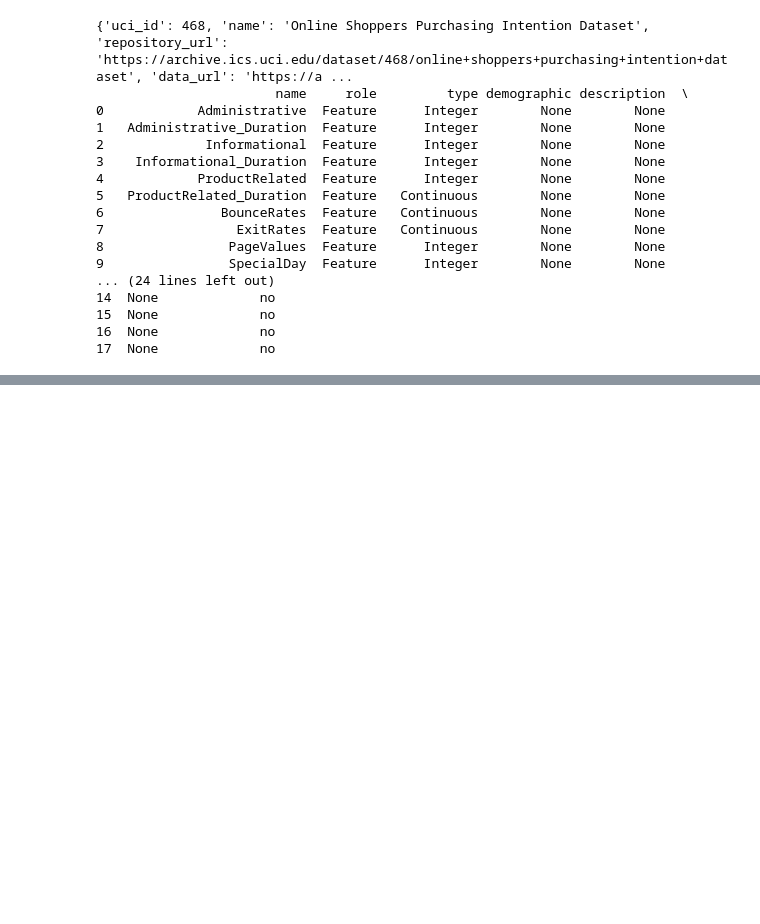
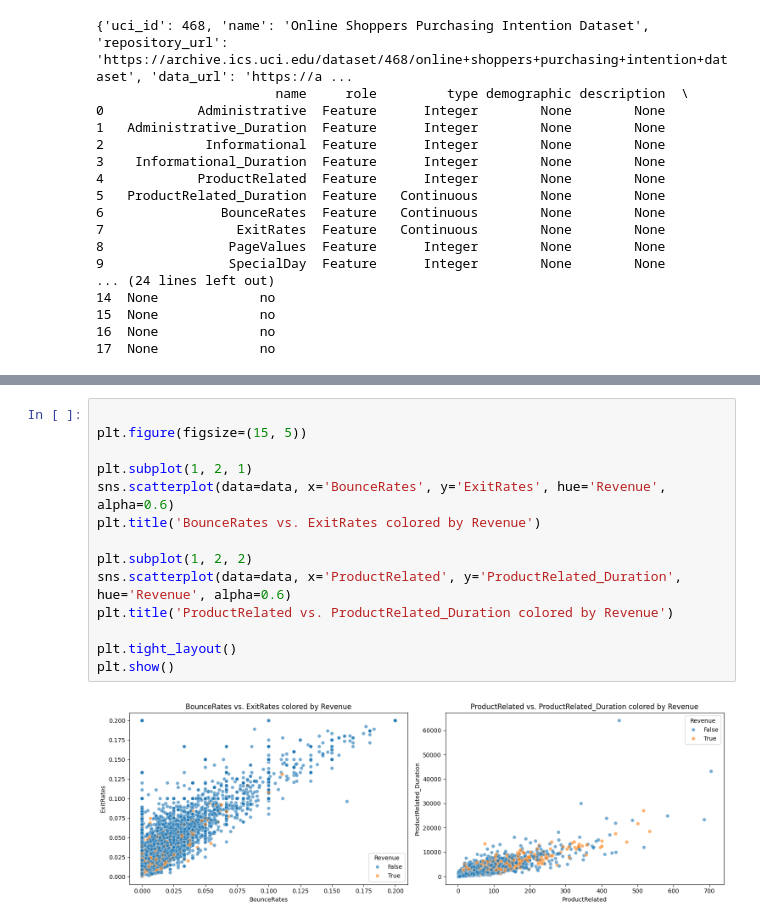
Before and after one commit to Yaj-t/DATA_ANALYTICS, a Jupyter notebook: assignments/lecture_2.ipynb, the cells around one changed output, grey strips where cells are left out. Cells and saved outputs as stored; diff of their text form; blank space fills up the shorter version.

```diff
--- a/assignments/lecture_2.ipynb
+++ b/assignments/lecture_2.ipynb
@@ -181,0 +52,16 @@ plt.show()
+# %%
+
+plt.figure(figsize=(15, 5))
+
+plt.subplot(1, 2, 1)
+sns.scatterplot(data=data, x='BounceRates', y='ExitRates', hue='Revenue', alpha=0.6)
+plt.title('BounceRates vs. ExitRates colored by Revenue')
+
+plt.subplot(1, 2, 2)
+sns.scatterplot(data=data, x='ProductRelated', y='ProductRelated_Duration', hue='Revenue', alpha=0.6)
+plt.title('ProductRelated vs. ProductRelated_Duration colored by Revenue')
+
+plt.tight_layout()
+plt.show()
+# %% [output]
+[figure, added]
```
Also changed, not shown: parts of 4 cells of this notebook, 1 other file.
